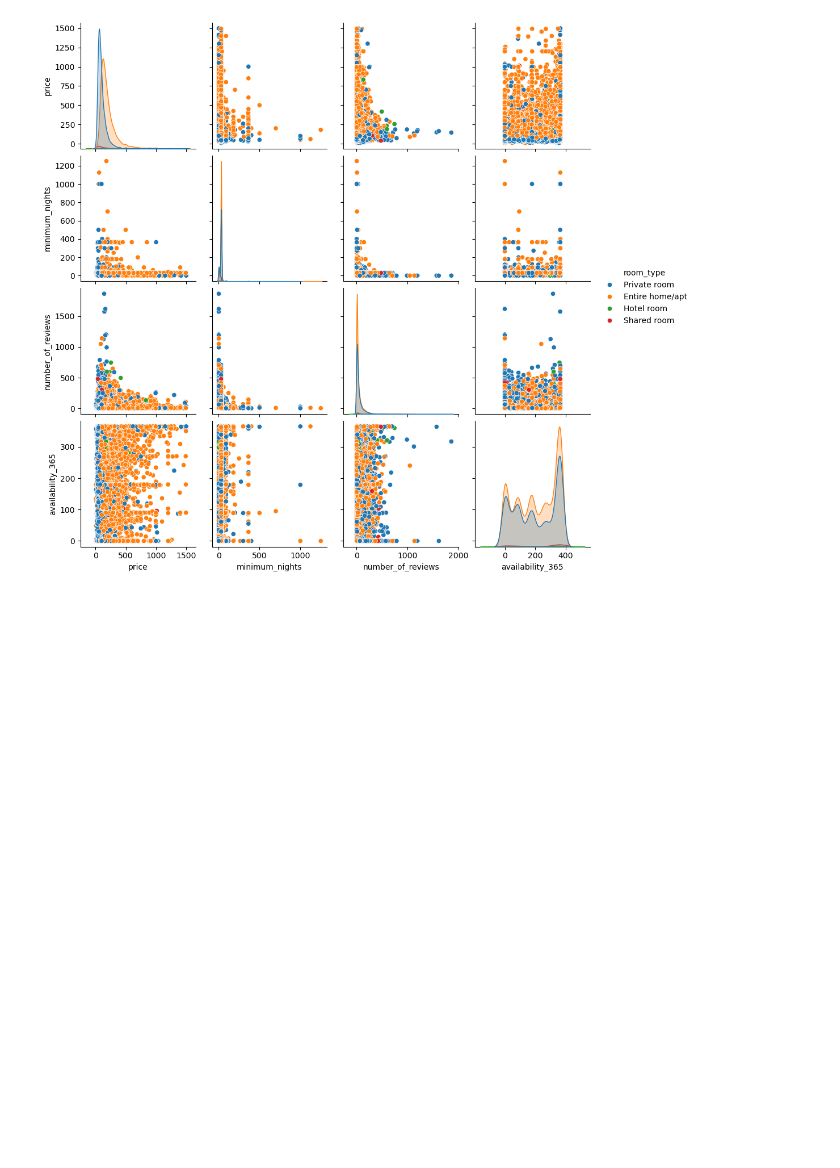
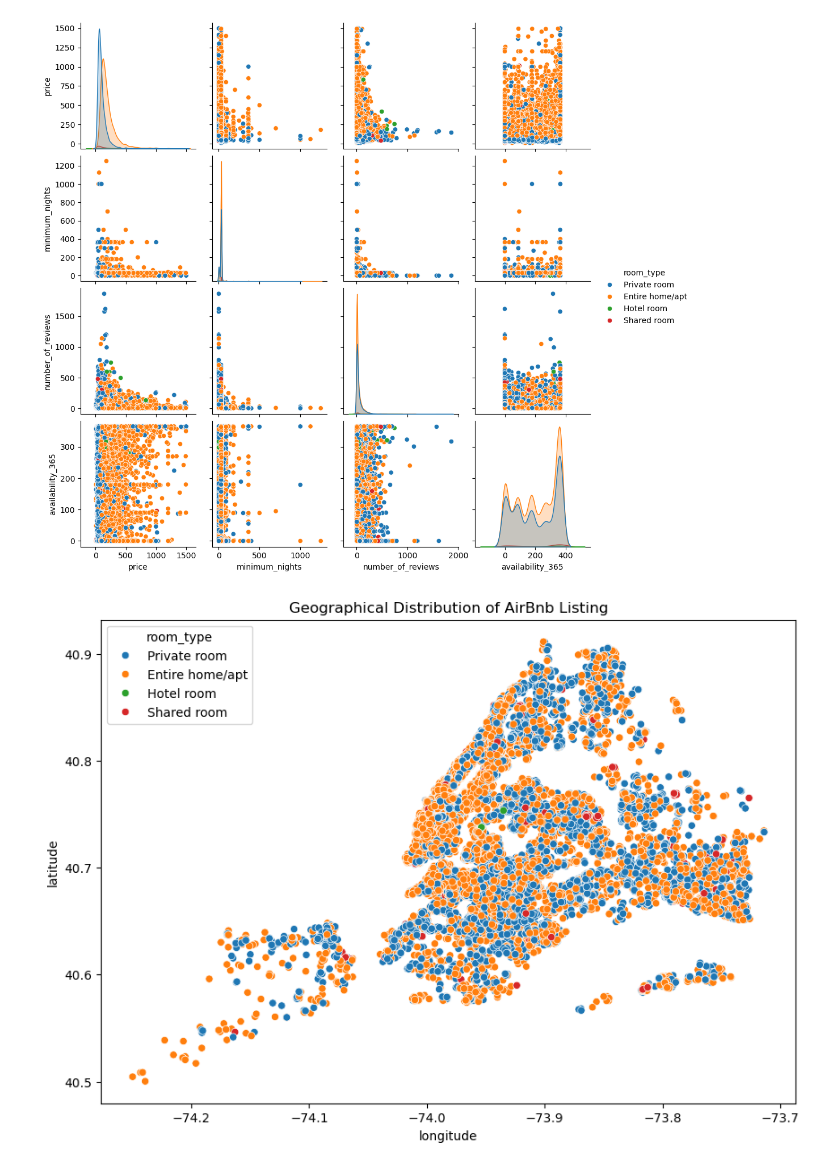
Before and after one commit to adelS2/Airbnb_Projekt, a Jupyter notebook: airbnb_analys.ipynb, the cells around one changed output. Saved outputs shown, nothing was run; the diff lists cells and outputs as text; code cells hidden in the pictures; blank space fills up the shorter version.

Commit message:
Geographical Distribution of AirBnb Listing

```diff
--- a/airbnb_analys.ipynb
+++ b/airbnb_analys.ipynb
@@ -306,3 +306,11 @@ sns.pairplot(data=df, vars=['price', 'minimum_nights', 'number_of_reviews', 'ava
 # %% [output]
 <seaborn.axisgrid.PairGrid at 0x...>
 [figure]
+# %%
+#Geographical Distribution of AirBnb Listing
+plt.figure(figsize=(10, 7))
+sns.scatterplot(data=df, x='longitude', y='latitude', hue='room_type')
+plt.title("Geographical Distribution of AirBnb Listing")
+plt.show()
+# %% [output]
+[figure, added]
```
